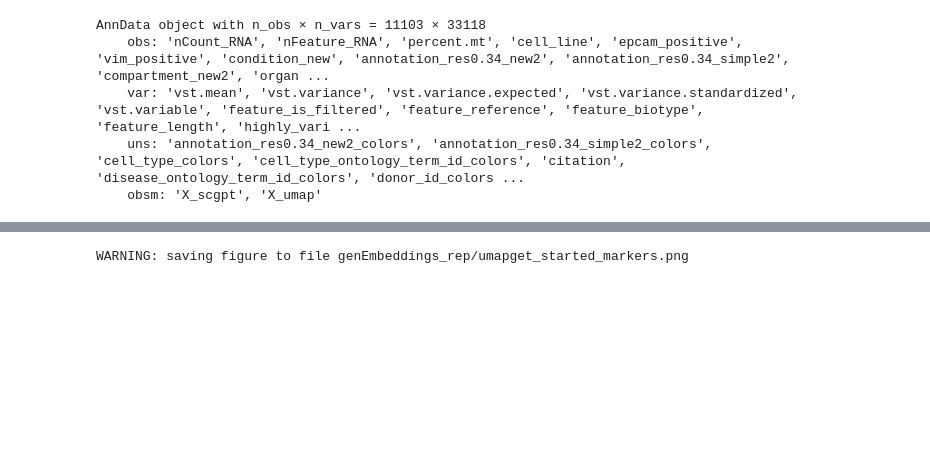
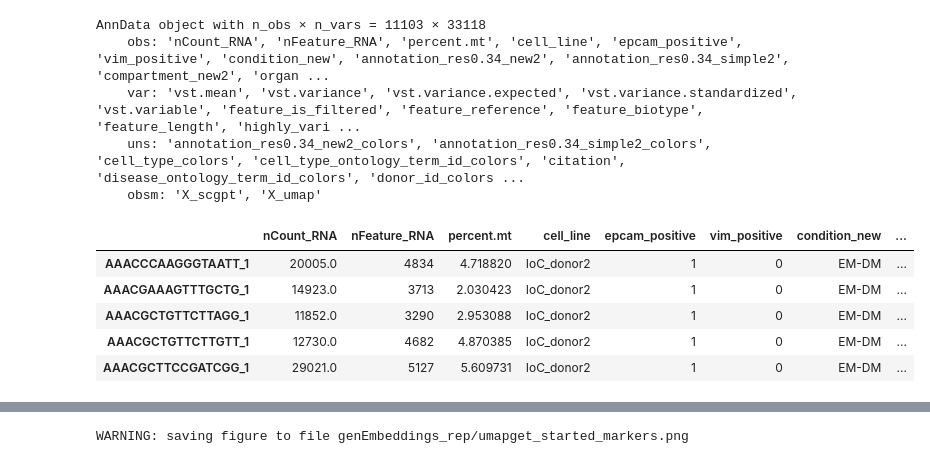
Before and after one commit to Doblado3/Transformers-Architecture-in-Bioinformatics, a Jupyter notebook: Experimentacion/quickStart.ipynb, the cells around one changed output, grey strips where cells are left out. Drawn from its saved outputs; the diff is of its cells as text; code cells hidden in the pictures; blank space fills up the shorter version.

Commit message:
Probando scGPT embeddings en ms data

```diff
--- a/Experimentacion/quickStart.ipynb
+++ b/Experimentacion/quickStart.ipynb
@@ -121,5 +135,5 @@ adata.write("/home/pablo/git/Transformers-Architecture-in-Bioinformatics/Experim
 # %%
-adata_prueba = sc.read("/home/pablo/git/Transformers-Architecture-in-Bioinformatics/Experimentacion/scGPT_embeddings/first_get_started_embeddings.h5ad")
+adata_prueba = sc.read("/Users/doblado/Transformers-Architecture-in-Bioinformatics/Experimentacion/embeddings_generated/first_get_started_embeddings.h5ad")
 
 adata_prueba
 # %% [output]
@@ -128,6 +142,15 @@ AnnData object with n_obs × n_vars = 11103 × 33118
     var: 'vst.mean', 'vst.variance', 'vst.variance.expected', 'vst.variance.standardized', 'vst.variable', 'feature_is_filtered', 'feature_reference', 'feature_biotype', 'feature_length', 'highly_vari ...
     uns: 'annotation_res0.34_new2_colors', 'annotation_res0.34_simple2_colors', 'cell_type_colors', 'cell_type_ontology_term_id_colors', 'citation', 'disease_ontology_term_id_colors', 'donor_id_colors ...
     obsm: 'X_scgpt', 'X_umap'
+# %%
+adata_prueba.obs.head()
+# %% [output]
+|  | nCount_RNA | nFeature_RNA | percent.mt | cell_line | epcam_positive | vim_positive | condition_new | ... |
+| AAACCCAAGGGTAATT_1 | 20005.0 | 4834 | 4.718820 | IoC_donor2 | 1 | 0 | EM-DM | ... |
+| AAACGAAAGTTTGCTG_1 | 14923.0 | 3713 | 2.030423 | IoC_donor2 | 1 | 0 | EM-DM | ... |
+| AAACGCTGTTCTTAGG_1 | 11852.0 | 3290 | 2.953088 | IoC_donor2 | 1 | 0 | EM-DM | ... |
+| AAACGCTGTTCTTGTT_1 | 12730.0 | 4682 | 4.870385 | IoC_donor2 | 1 | 0 | EM-DM | ... |
+| AAACGCTTCCGATCGG_1 | 29021.0 | 5127 | 5.609731 | IoC_donor2 | 1 | 0 | EM-DM | ... |
 # %%
 output_umap = "genEmbeddings_figures"
 os.makedirs(output_umap, exist_ok=True)
```
Also changed, not shown: parts of 8 cells of this notebook, 2 other files.
